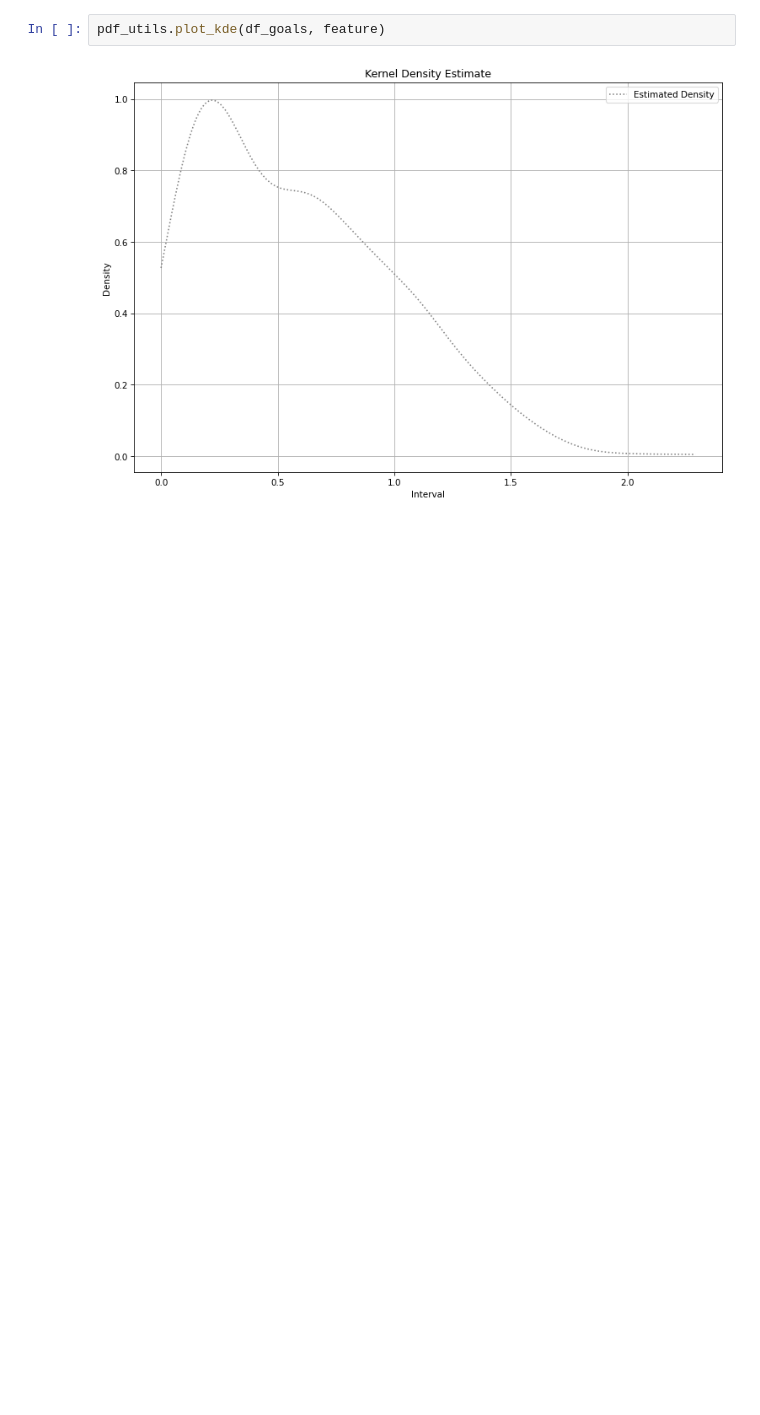
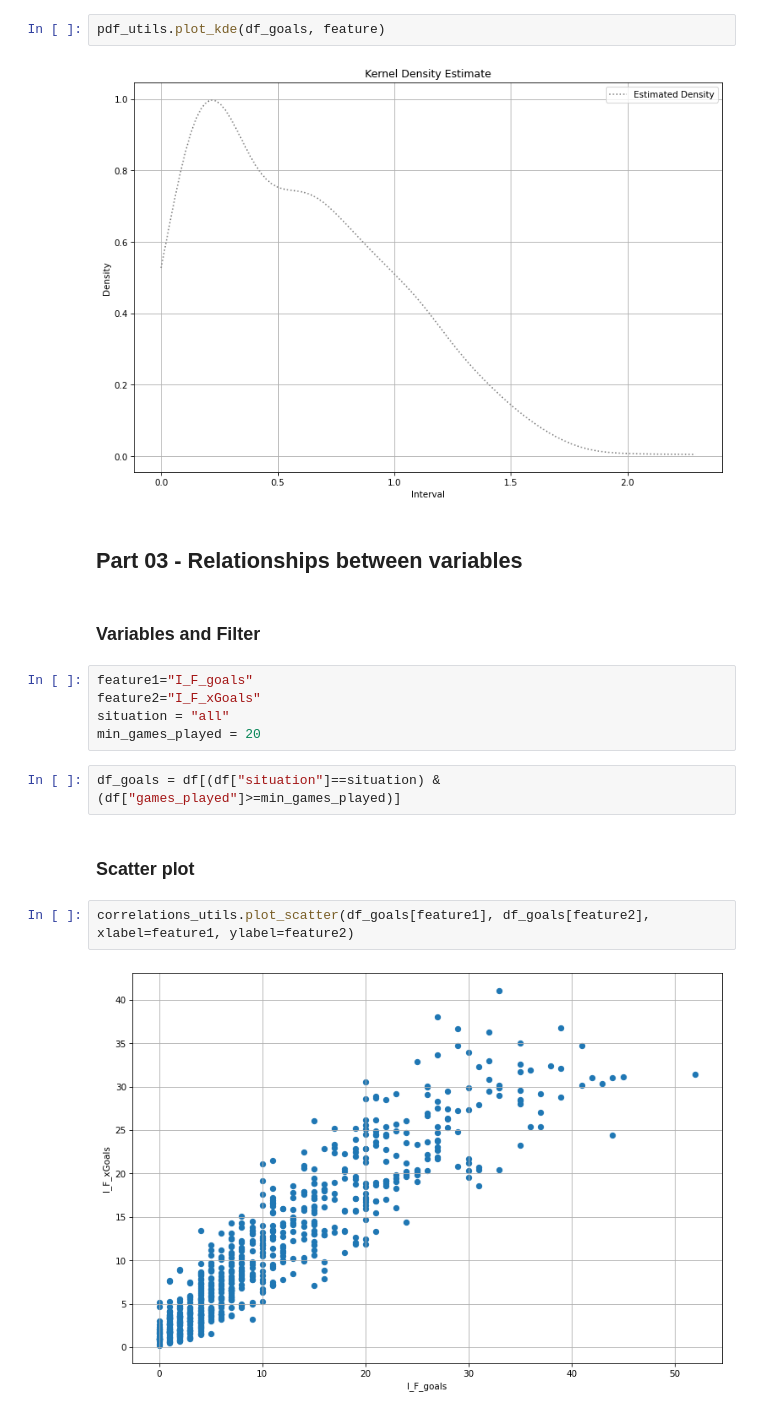
Before and after one commit to thedanicode24/moneypuck-data, a Jupyter notebook: skaters/goals.ipynb, the cells around one changed output. Saved outputs shown, nothing was run; the diff lists cells and outputs as text; blank space fills up the shorter version.

Commit message:
moved and created a correlations section about goals in goals notebook

```diff
--- a/skaters/goals.ipynb
+++ b/skaters/goals.ipynb
@@ -237,3 +237,20 @@ Quartile skewness: 0.07
 pdf_utils.plot_kde(df_goals, feature)
 # %% [output]
 [figure]
+# %% [markdown]
+## Part 03 - Relationships between variables
+# %% [markdown]
+### Variables and Filter
+# %%
+feature1="I_F_goals"
+feature2="I_F_xGoals"
+situation = "all"
+min_games_played = 20
+# %%
+df_goals = df[(df["situation"]==situation) & (df["games_played"]>=min_games_played)]
+# %% [markdown]
+### Scatter plot
+# %%
+correlations_utils.plot_scatter(df_goals[feature1], df_goals[feature2], xlabel=feature1, ylabel=feature2)
+# %% [output]
+[figure, added]
```
Also changed, not shown: parts of 28 cells of this notebook, 1 other file.
